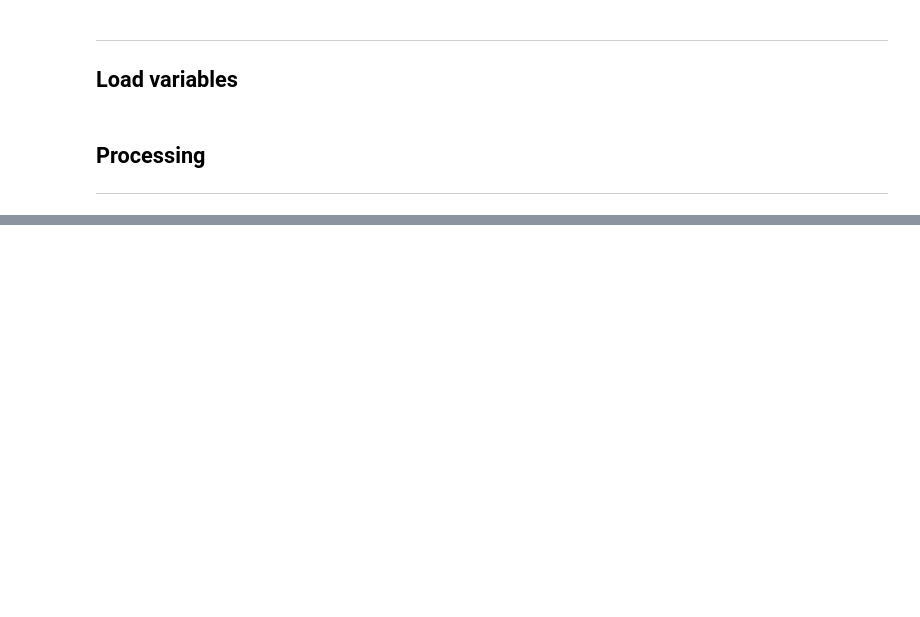
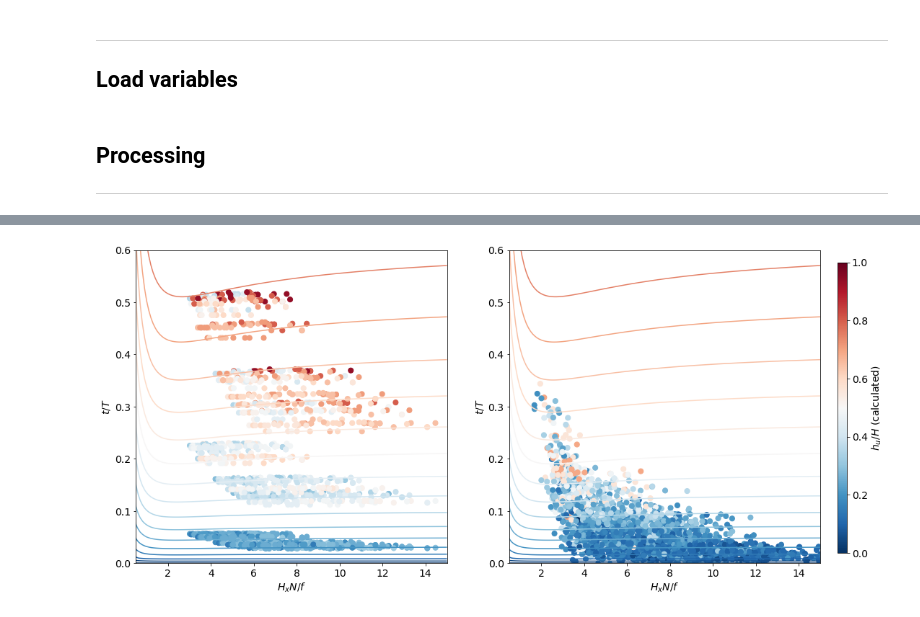
Before and after one commit to SalishSeaCast/SoG_upwelling_EOF_paper, a Jupyter notebook: notebooks/Upwelling_analysis.ipynb, the cells around one changed output, grey strips where cells are left out. Saved outputs shown, nothing was run; the diff lists cells and outputs as text; code cells hidden in the pictures; blank space fills up the shorter version.

```diff
--- a/notebooks/Upwelling_analysis.ipynb
+++ b/notebooks/Upwelling_analysis.ipynb
@@ -240,0 +197,5 @@ plt.show()
+# %%
+# Plot property space
+fig, axs = plot_property_space()
+# %% [output]
+[figure, added]
```
Also changed, not shown: parts of 15 cells of this notebook.
